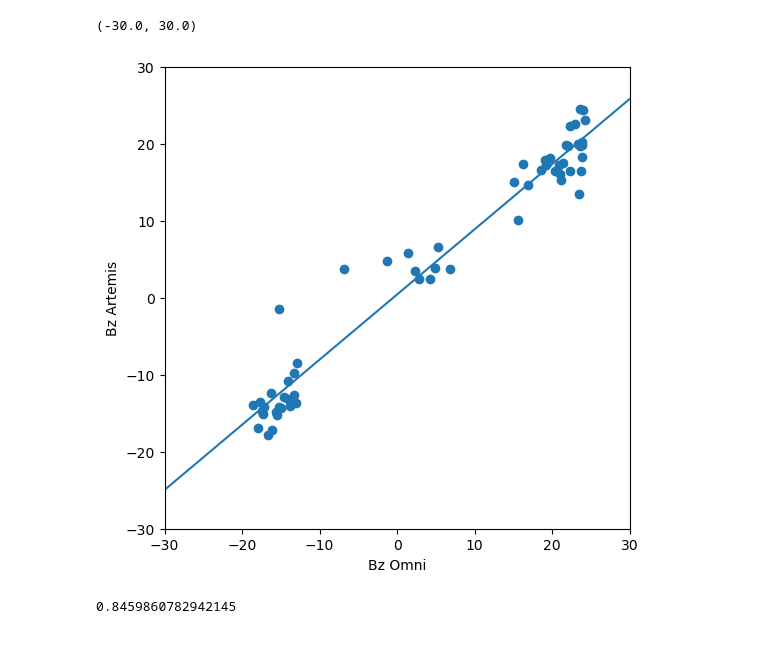
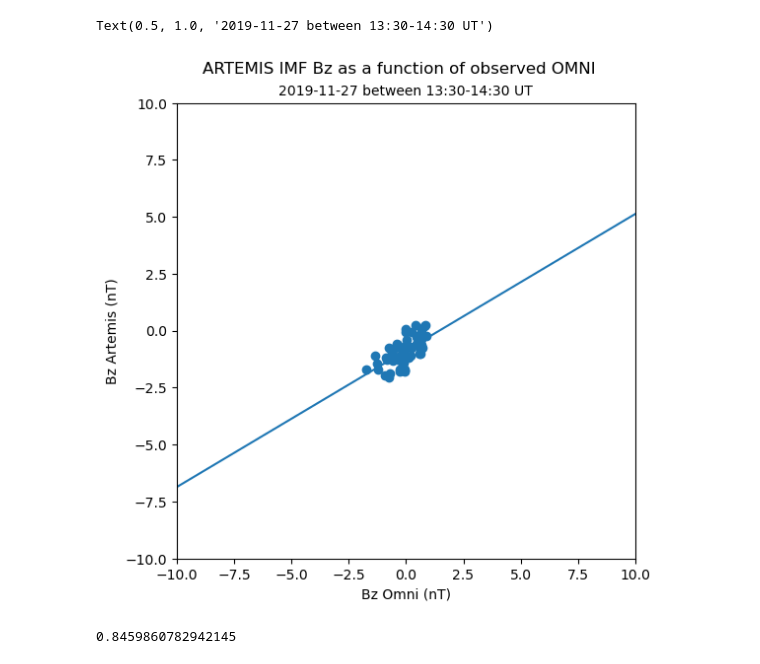
Before and after one commit to EspenFredrick/Solar-Wind-Reliability, a Jupyter notebook: scripts/scatter.ipynb, the cells around one changed output. Drawn from its saved outputs; the diff is of its cells as text; code cells hidden in the pictures.

```diff
--- a/scripts/scatter.ipynb
+++ b/scripts/scatter.ipynb
@@ -8,14 +8,16 @@ import os
 artemis_path = '../output-data/GSE-with-xpos/Artemis'
 omni_path = '../output-data/GSE-with-xpos/Omni'
 # %%
-artemis_data = pd.read_csv('../output-data/GSE-with-xpos/Artemis/Artemis_2015-03-17_04-20.csv', delimiter=',', header=0, index_col=0)
-omni_data = pd.read_csv('../output-data/GSE-with-xpos/Omni/Omni_2015-03-17_04-20.csv', delimiter=',', header=0, index_col=0)
+artemis_data = pd.read_csv('../output-data/GSE/Artemis/Artemis_2019-11-27_13-00.csv', delimiter=',', header=0, index_col=0)
+omni_data = pd.read_csv('../output-data/GSE/Omni/Omni_2019-11-27_13-00.csv', delimiter=',', header=0, index_col=0)
 # %%
-start = 40
+start = 0
 aStart = (artemis_data.loc[artemis_data['Time'] == omni_data['Time'][start]]).index[0]
 aStop = (artemis_data.loc[artemis_data['Time'] == omni_data['Time'][start+59]]).index[0]
+# %%
+shift = 3
 # %%
-slope, intercept, rvalue, pvalue, stderr = linregress(omni_data['BZ_GSE'][start:(start+59)], artemis_data['BZ_GSE'][aStart-4:aStop-4])
+slope, intercept, rvalue, pvalue, stderr = linregress(omni_data['BZ_GSE'][start:(start+59)], artemis_data['BZ_GSE'][aStart-shift:aStop-shift])
 # %%
 x = np.arange(-50,50,1)
 y = intercept + (slope*x)
@@ -28,15 +30,18 @@ print(artemis_data['Time'][aStart-4])
 # %%
 fig, ax = plt.subplots(figsize=(6,6))
-plt.scatter(omni_data['BZ_GSE'][start:(start+59)], artemis_data['BZ_GSE'][aStart-4:aStop-4])
+plt.scatter(omni_data['BZ_GSE'][start:(start+59)], artemis_data['BZ_GSE'][aStart-shift:aStop-shift])
 plt.plot(x,y)
-plt.xlabel('Bz Omni')
-plt.ylabel('Bz Artemis')
+plt.xlabel('Bz Omni (nT)')
+plt.ylabel('Bz Artemis (nT)')
 
-plt.xlim(-30,30)
-plt.ylim(-30,30)
+plt.xlim(-10,10)
+plt.ylim(-10,10)
+
+plt.suptitle('ARTEMIS IMF Bz as a function of observed OMNI', y=0.95)
+plt.title('2019-11-27 between 13:30-14:30 UT', fontsize=10)
 # %% [output]
-(-30.0, 30.0)
+Text(0.5, 1.0, '2019-11-27 between 13:30-14:30 UT')
-[figure, old version]
+[figure, new version]
 # %%
 print(slope)
 # %% [output]
```
Also changed, not shown: parts of 1 cell of this notebook, 7 other files.
